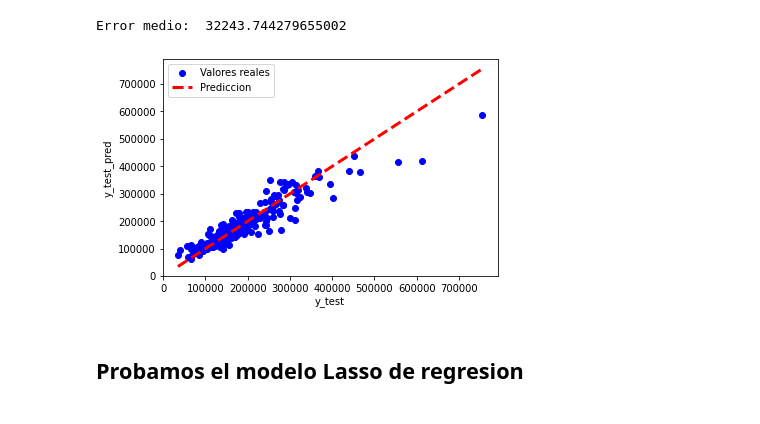
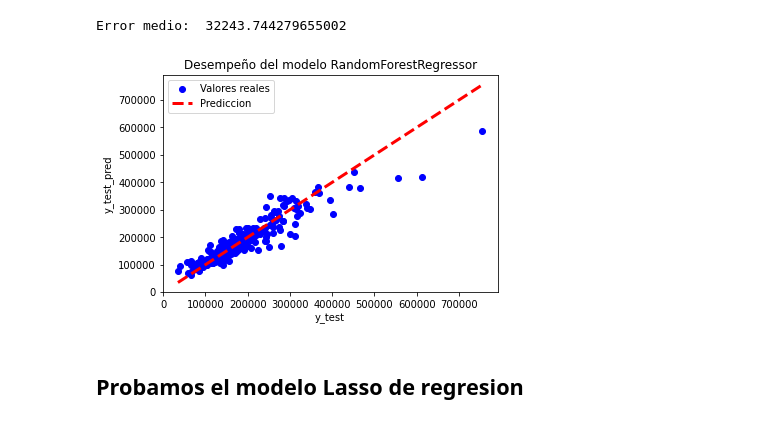
Before and after one commit to nelfaro/Hackathon, a Jupyter notebook: Housing Dreams/Hackaton.ipynb, the cells around one changed output. Saved outputs shown, nothing was run; the diff lists cells and outputs as text; code cells hidden in the pictures.

```diff
--- a/Housing Dreams/Hackaton.ipynb
+++ b/Housing Dreams/Hackaton.ipynb
@@ -188,15 +250,16 @@ print('Error medio: ', RMSE)
 # %% [output]
 Error medio:  32243.744279655002
 # %%
-#graficamos el desempeño del modelo
+#graficamos el desempeño del modelo RandomForestRegressor
 plt.scatter(y_test, y_pred, color='blue')
 plt.plot([y_test.min(), y_test.max()], [y_test.min(), y_test.max()], 'k--', lw=3,color='red')
 plt.legend(['Valores reales', 'Prediccion'])
+plt.title('Desempeño del modelo RandomForestRegressor')
 plt.xlabel('y_test')
 plt.ylabel('y_test_pred')
 plt.show()
 # %% [output]
-[figure, old version]
+[figure, new version]
 # %% [markdown]
 ## Probamos el modelo Lasso de regresion
 # %%
```
Also changed, not shown: parts of 58 cells of this notebook.
